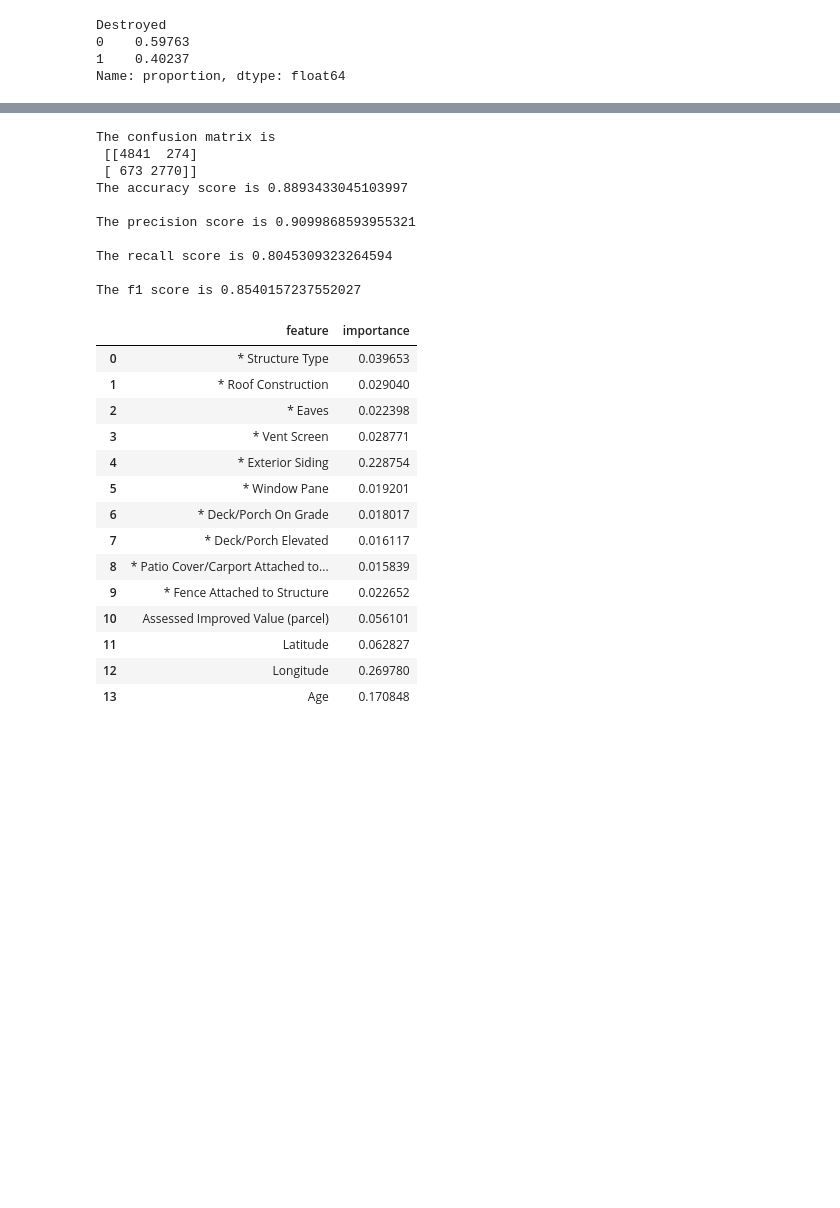
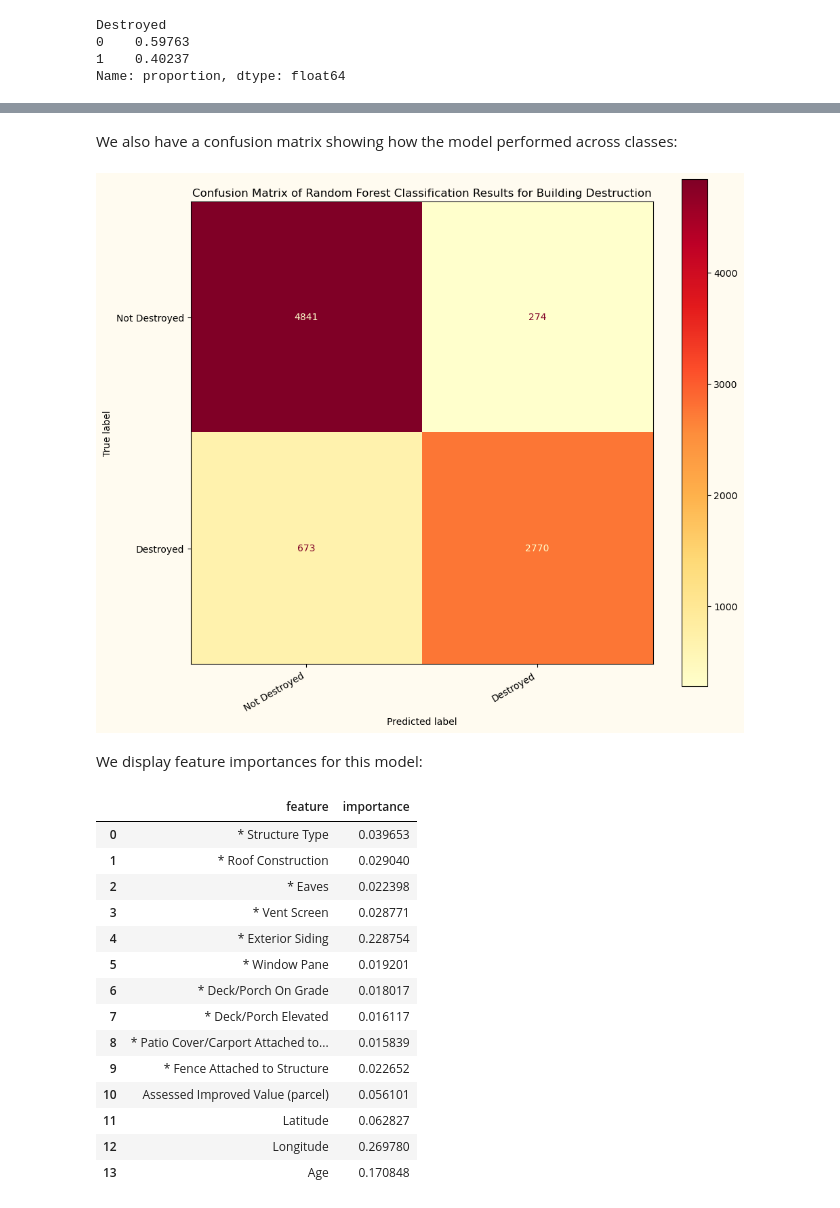
Before and after one commit to kbspecht/erdos-2025-wildfire-structural-damage, a Jupyter notebook: models/Random_forest.ipynb, the cells around one changed output, grey strips where cells are left out. Cells and saved outputs as stored; diff of their text form; code cells hidden in the pictures; blank space fills up the shorter version.

```diff
--- a/models/Random_forest.ipynb
+++ b/models/Random_forest.ipynb
@@ -103,21 +121,22 @@ weighted avg       0.89      0.89      0.89      8558
+# %% [markdown]
+We also have a confusion matrix showing how the model performed across classes:
 # %%
+from sklearn.metrics import confusion_matrix
+from sklearn.metrics import ConfusionMatrixDisplay
+import matplotlib.pyplot as plt
+
 best_rf = grid_search_rf.best_estimator_
-print('The confusion matrix is \n', confusion_matrix(y_test.values, y_rfpred))
-print('The accuracy score is', accuracy_score(y_test.values, y_rfpred), '\n')
-print('The precision score is', precision_score(y_test.values, y_rfpred), '\n')
-print('The recall score is', recall_score(y_test.values, y_rfpred), '\n')
-print('The f1 score is', f1_score(y_test.values, y_rfpred), '\n')
+cm = confusion_matrix(y_test, y_rfpred)
+disp = ConfusionMatrixDisplay(confusion_matrix=cm, display_labels=['Not Destroyed', 'Destroyed'])
+fig, ax = plt.subplots(figsize=(11, 11), facecolor = ('#fffbf0'))
+disp.plot(ax=ax, cmap='YlOrRd')
+fig.autofmt_xdate()
+plt.title("Confusion Matrix of Random Forest Classification Results for Building Destruction")
+plt.show()
 # %% [output]
-The confusion matrix is
- [[4841  274]
- [ 673 2770]]
-The accuracy score is 0.8893433045103997
-
-The precision score is 0.9099868593955321
-
-The recall score is 0.8045309323264594
-
-The f1 score is 0.8540157237552027
+[figure, added]
+# %% [markdown]
+We display feature importances for this model:
 # %%
 from IPython.display import display
 
```
Also changed, not shown: parts of 14 cells of this notebook, 2 other files.
